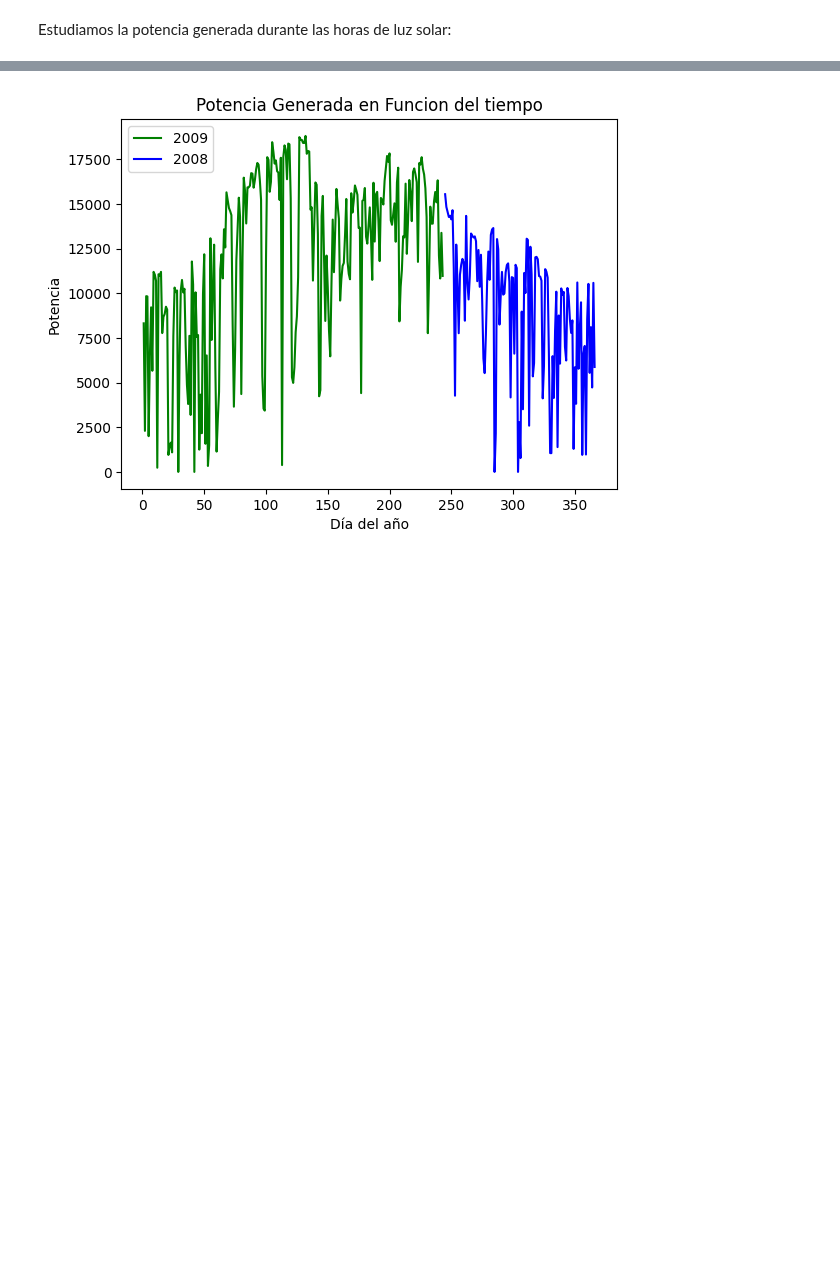
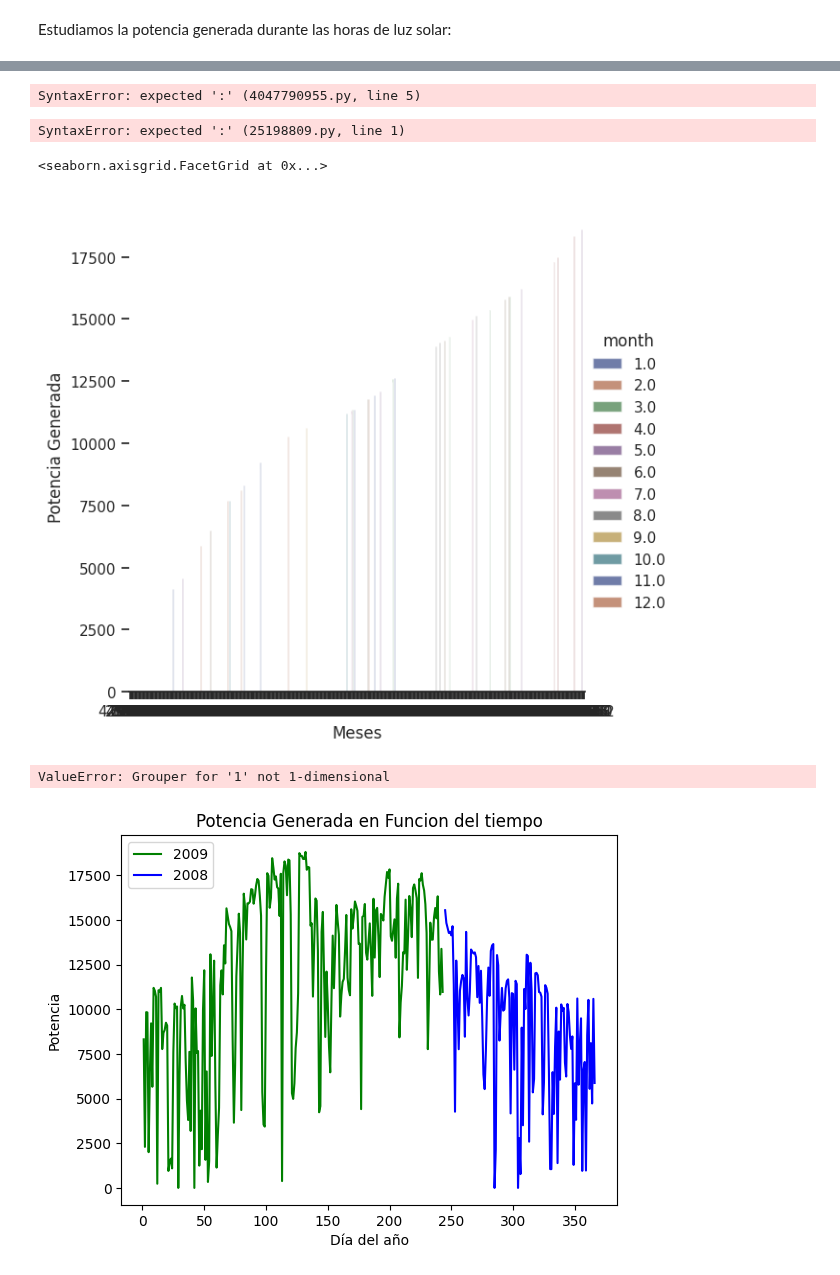
Before and after one commit to FernandoEzequiel/Coder, a Jupyter notebook: notebook/Entregas Coder/Visualizaciones_GarciaGonzalez.ipynb, the cells around one changed output, grey strips where cells are left out. Saved outputs shown, nothing was run; the diff lists cells and outputs as text; code cells hidden in the pictures; blank space fills up the shorter version.

```diff
--- a/notebook/Entregas Coder/Visualizaciones_GarciaGonzalez.ipynb
+++ b/notebook/Entregas Coder/Visualizaciones_GarciaGonzalez.ipynb
@@ -248,3 +257,63 @@ g.legend.set_title("Meses")
+# %%
+#for i in range(len(df_DataSet2_dia)):
+#    print(df_DataSet2_dia.loc[i, "month"], df_DataSet2_dia.loc[i, "power_gen"])
+#juan = empleados.loc[empleados['Nombre'] == 'Juan']
+for index, row in df_DataSet2_dia.iterrows():
+    if df_DataSet2_dia.iloc[df_DataSet2_dia[index,2] == '1']
+        print(row["month"], row["power_gen"])
+# %% [output]
+SyntaxError: expected ':' (4047790955.py, line 5)
+# %%
+if df_DataSet2_dia.iloc[df_DataSet2_dia[0:2000,2] == '1']
+    print(row["month"], row["power_gen"])
+# %% [output]
+SyntaxError: expected ':' (25198809.py, line 1)
+# %%
+juan = empleados.loc[empleados['Nombre'] == 'Juan']
+
+for index, row in df_DataSet2_dia.iterrows():
+    if df_DataSet2_dia.loc[df_DataSet2_dia['month'] == '1']
+
+
+    print(row['month'])
+
+
+fig, axes = plt.subplots(4, 4, figsize=(15,15))
+
+
+
+
+
+
+
+g = sns.catplot(
+    data=df_DataSet2_dia.groupby('day_year').mean(), kind="bar",
+    x="power_gen", y="power_gen", hue="month",
+    errorbar="sd", palette="dark", alpha=.6, height=6
+)
+g.despine(left=True)
+g.set_axis_labels("Meses", "Potencia Generada")
+
+for num in lista:
+    if num % 2 == 0:
+        print('Primera condicion: ', num)
+    elif num % 3 == 0:
+        print('Segunda condicion: ', num)
+    else:
+        print(msg)
+# %% [output]
+<seaborn.axisgrid.FacetGrid at 0x...>
+[figure, added]
+# %%
+g = sns.catplot(
+    data=df_DataSet2_dia.groupby('month').mean(), kind="bar",
+    x=[1], y="power_gen",
+    errorbar="sd", palette="dark", alpha=.6, height=6
+)
+g.despine(left=True)
+g.set_axis_labels("Meses", "Potencia Generada")
+# %% [output]
+ValueError: Grouper for '1' not 1-dimensional
 # %%
 # Data for plotting
 t = df_DataSet2_dia.index
```
Also changed, not shown: parts of 11 cells of this notebook.
